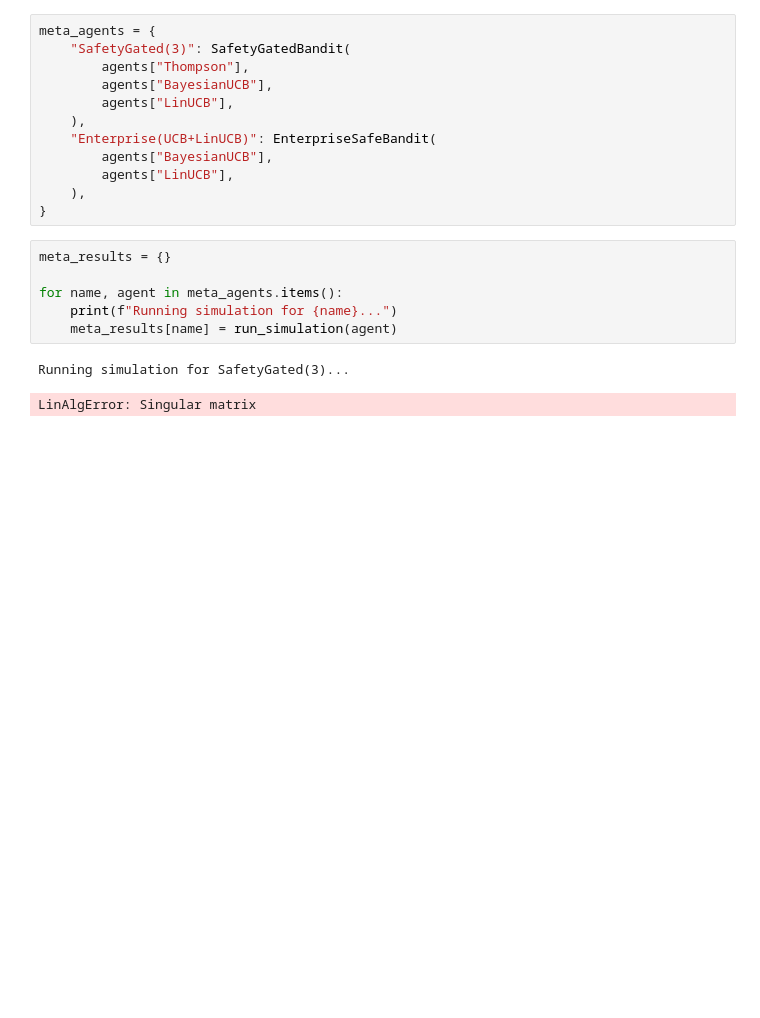
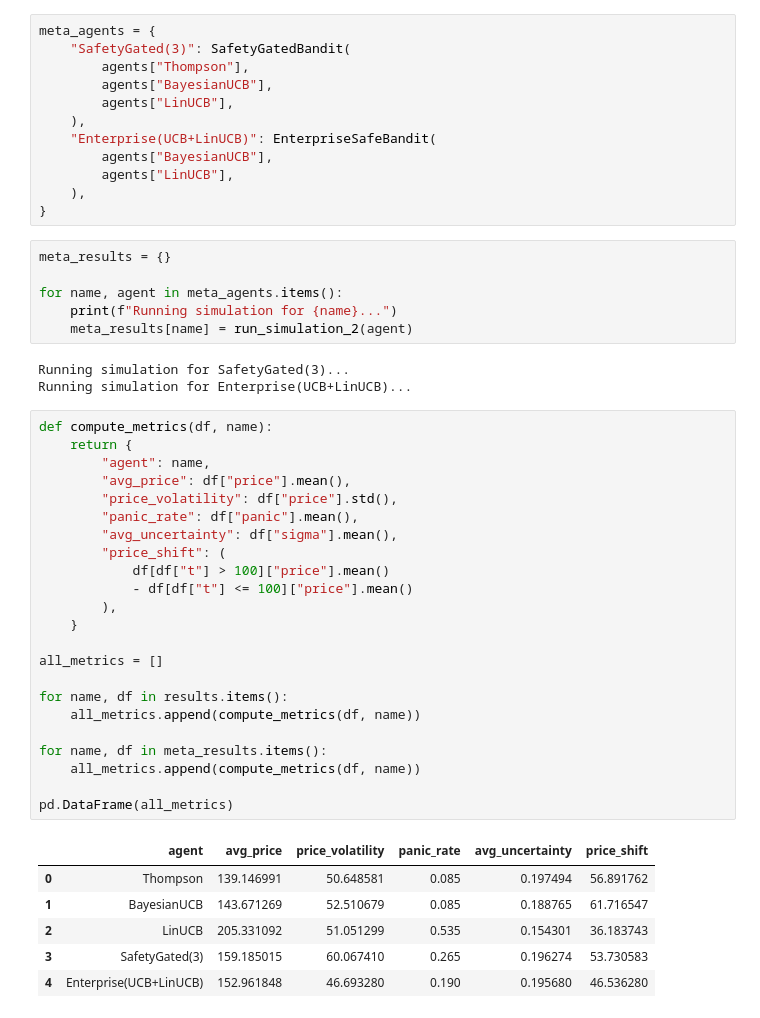
Before and after one commit to amriteshp2000/Dynamic-Pricing-Engine, a Jupyter notebook: notebooks/seasonality_test.ipynb, the cells around one changed output. Drawn from its saved outputs; the diff is of its cells as text; blank space fills up the shorter version.

Commit message:
finally update bandit (Single Agent Policies and Meta Policies)

```diff
--- a/notebooks/seasonality_test.ipynb
+++ b/notebooks/seasonality_test.ipynb
@@ -864,7 +864,37 @@ meta_results = {}
 
 for name, agent in meta_agents.items():
     print(f"Running simulation for {name}...")
-    meta_results[name] = run_simulation(agent)
+    meta_results[name] = run_simulation_2(agent)
 # %% [output]
 Running simulation for SafetyGated(3)...
+Running simulation for Enterprise(UCB+LinUCB)...
-LinAlgError: Singular matrix
+# %%
+def compute_metrics(df, name):
+    return {
+        "agent": name,
+        "avg_price": df["price"].mean(),
+        "price_volatility": df["price"].std(),
+        "panic_rate": df["panic"].mean(),
+        "avg_uncertainty": df["sigma"].mean(),
+        "price_shift": (
+            df[df["t"] > 100]["price"].mean()
+            - df[df["t"] <= 100]["price"].mean()
+        ),
+    }
+
+all_metrics = []
+
+for name, df in results.items():
+    all_metrics.append(compute_metrics(df, name))
+
+for name, df in meta_results.items():
+    all_metrics.append(compute_metrics(df, name))
+
+pd.DataFrame(all_metrics)
+# %% [output]
+|  | agent | avg_price | price_volatility | panic_rate | avg_uncertainty | price_shift |
+| 0 | Thompson | 139.146991 | 50.648581 | 0.085 | 0.197494 | 56.891762 |
+| 1 | BayesianUCB | 143.671269 | 52.510679 | 0.085 | 0.188765 | 61.716547 |
+| 2 | LinUCB | 205.331092 | 51.051299 | 0.535 | 0.154301 | 36.183743 |
+| 3 | SafetyGated(3) | 159.185015 | 60.067410 | 0.265 | 0.196274 | 53.730583 |
+| 4 | Enterprise(UCB+LinUCB) | 152.961848 | 46.693280 | 0.190 | 0.195680 | 46.536280 |
```
Also changed, not shown: parts of 5 cells of this notebook, 1 other file.
